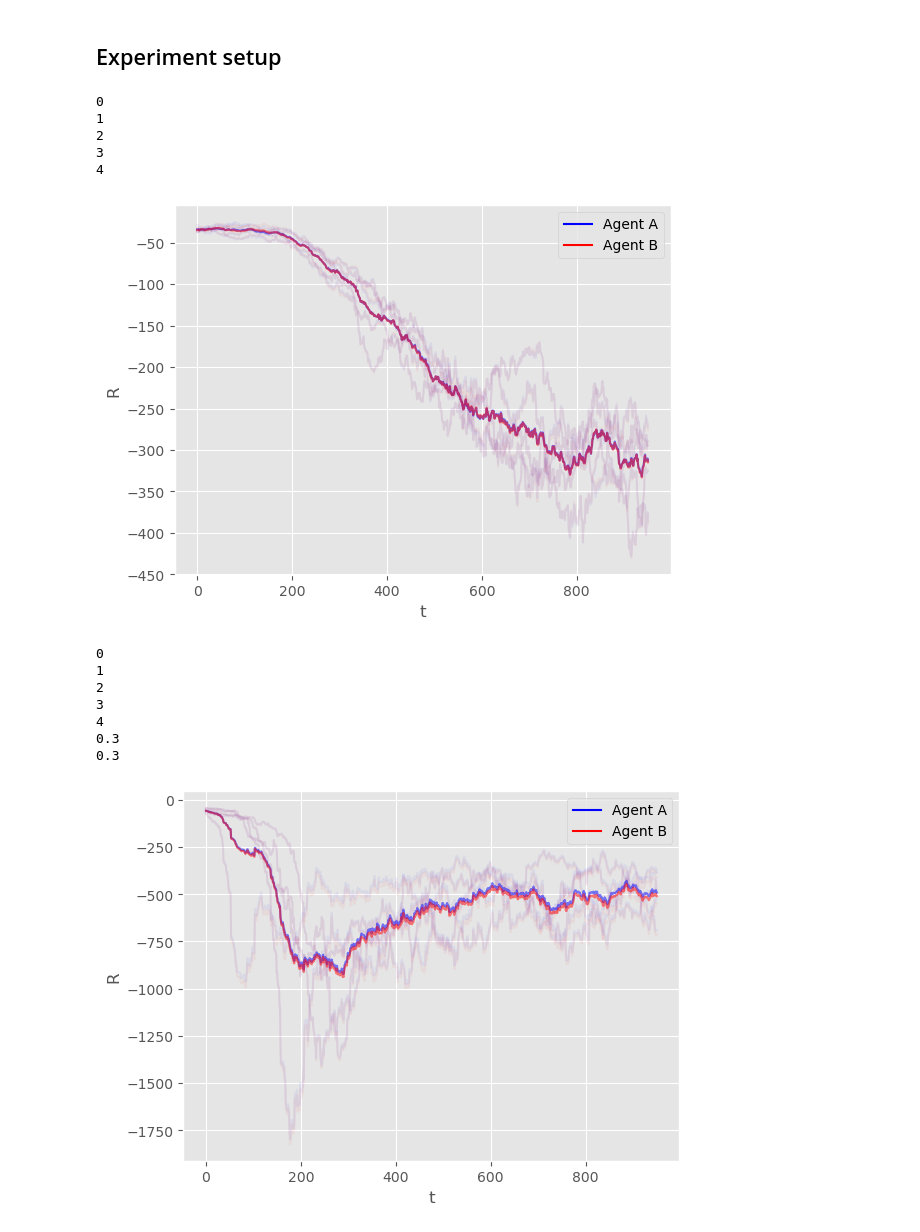
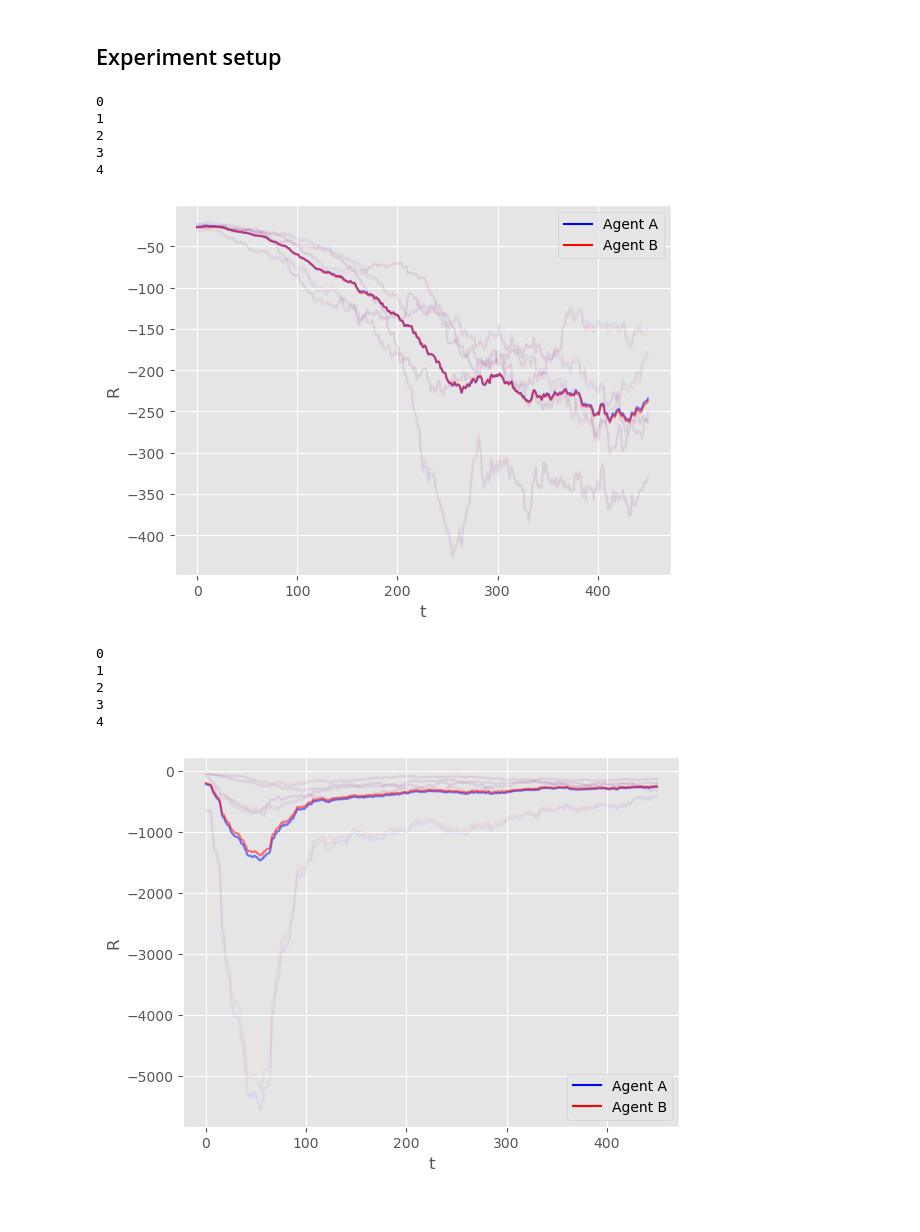
Before and after one commit to Ruzejjur/ARAMARL_TMDP_DP, a Jupyter notebook: TMDP_DP/Experiments_CoinGame_DP.ipynb, the cells around one changed output. Cells and saved outputs as stored; diff of their text form; code cells hidden in the pictures.

```diff
--- a/TMDP_DP/Experiments_CoinGame_DP.ipynb
+++ b/TMDP_DP/Experiments_CoinGame_DP.ipynb
@@ -78,7 +78,7 @@ def plot(r0ss, r1ss, moving_average_window_size=1000, dir=None):
 N_EXP = 5
 
 # Size of single dimension of the square grid
-grid_size = 11
+grid_size = 9
 
 # Initialize environment
 env = CoinGame(max_steps=10000000000000, size_square_grid=grid_size, push_distance=2)
@@ -87,7 +87,7 @@ env = CoinGame(max_steps=10000000000000, size_square_grid=grid_size, push_distan
 n_states = env.n_states
 
 # Number of episodes
-n_iter = 1000
+n_iter = 500
 
 # Constant gamma
 gamma = 0.95
@@ -113,9 +113,10 @@ for n in range(N_EXP):
     # TODO: Add reset method to individual agents and move them to initialization
     #* Note: The agent's here are reinitialized, instead reset can be done by reseting the Q matrix inside the agent.
 
-    P2 = IndQLearningAgentSoftmax(env.available_actions_Adv, n_states, learning_rate=learning_rate,
+    # TODO: Change the actions pace to something more general
+    P2 = IndQLearningAgentSoftmax(np.array(range(8)), n_states, learning_rate=learning_rate,
                            epsilon=epsilon, gamma=gamma, enemy_action_space=None)
-    P1 = IndQLearningAgentSoftmax(env.available_actions_DM, n_states, learning_rate=learning_rate,
+    P1 = IndQLearningAgentSoftmax(np.array(range(8)), n_states, learning_rate=learning_rate,
                            epsilon=epsilon, gamma=gamma, enemy_action_space=None)
 
     # P2 = ExpSmoother(env.available_actions_Adv, env.available_actions_Adv, learning_rate=0.7)
@@ -188,7 +189,7 @@ plot(r0ss, r1ss, moving_average_window_size=moving_average_window_size, dir=None
 2
 3
 4
-[figure, old version]
+[figure, new version]
 # %%
 r0ss = []
 r1ss = []
@@ -201,7 +202,7 @@ for n in range(N_EXP):
     # TODO: Add reset method to individual agents and move them to initialization
     #* Note: The agent's here are reinitialized, instead reset can be done by reseting the Q matrix inside the agent.
 
-    P2 = IndQLearningAgentSoftmax(env.available_actions_Adv, n_states, learning_rate=learning_rate,
+    P2 = IndQLearningAgentSoftmax(np.array(range(8)), n_states, learning_rate=learning_rate,
                            epsilon=epsilon, gamma=gamma, enemy_action_space=None)
     # P1 = IndQLearningAgentSoftmax(env.available_actions_DM, n_states, learning_rate=.5,
     #                       epsilon=0.1, gamma=gamma, enemy_action_space=None)
@@ -211,7 +212,7 @@ for n in range(N_EXP):
     # P1 = Level2QAgentSoftmax(env.available_actions_DM, env.available_actions_Adv, n_states=n_states,
     #                       learning_rate=learning_rate, epsilon=epsilon, gamma=gamma)
 
-    P1 = Level2QAgent_fixed(env.available_actions_DM, env.available_actions_Adv, n_states=n_states,
+    P1 = Level2QAgent_fixed(np.array(range(8)), np.array(range(8)), n_states=n_states,
                             learning_rate=learning_rate, epsilon=epsilon, gamma=gamma)
 
 
@@ -253,35 +254,31 @@ for n in range(N_EXP):
 
             # Add the observed reward to the episode reward of both agents
             # * Note: The rewards are observed simultaneously
             episode_rewards_DM += rewards[0]
             episode_rewards_Adv += rewards[1]
 
         # Append the episode rewards to the list of rewards for this experiment
         r0s.append(episode_rewards_DM)
         # Append the episode rewards to the list of rewards for this experiment
         r1s.append(episode_rewards_Adv)
 
         # if i%10 == 0:
         #     P1.epsilonA *= 0.995
         #     P2.epsilon *= 0.995
         #     #P1.epsilonB *= 0.9
 
     env.reset() # Reset the environment at the very end
 
     print(n)
     r0ss.append(r0s)
     r1ss.append(r1s)
 
-print(P1.epsilonA)
-print(P2.epsilon)
 
 plot(r0ss, r1ss, moving_average_window_size=moving_average_window_size)
 # %% [output]
 0
 1
 2
 3
 4
-0.3
-0.3
-[figure, old version]
+[figure, new version]
```
Also changed, not shown: 1 other file.
